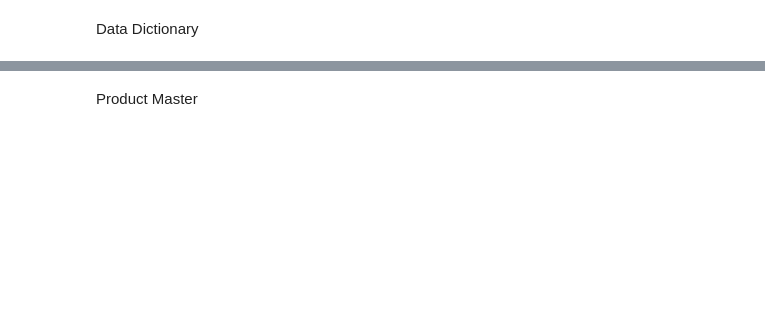
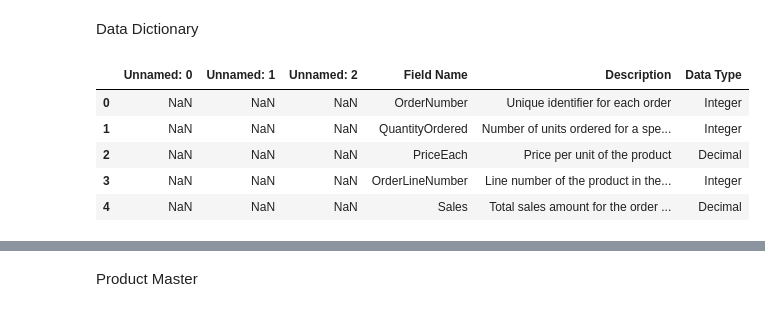
Before and after one commit to OjuokOchi/TOY-SALES-ANALYTICS, a Jupyter notebook: index.ipynb, the cells around one changed output, grey strips where cells are left out. Cells and saved outputs as stored; diff of their text form; code cells hidden in the pictures; blank space fills up the shorter version.

```diff
--- a/index.ipynb
+++ b/index.ipynb
@@ -315,3 +323,14 @@ main_data.head()
 | 4 | 10101 | 26 | 100.00 | 1 | 3773.38 | Shipped | 1 | S18_2795 | ... |
 # %% [markdown]
 Data Dictionary
+# %%
+data_dictionary = pd.read_excel(path, sheet_name='Data Dictionary')
+# %%
+data_dictionary.head()
+# %% [output]
+|  | Unnamed: 0 | Unnamed: 1 | Unnamed: 2 | Field Name | Description | Data Type |
+| 0 | NaN | NaN | NaN | OrderNumber | Unique identifier for each order | Integer |
+| 1 | NaN | NaN | NaN | QuantityOrdered | Number of units ordered for a spe... | Integer |
+| 2 | NaN | NaN | NaN | PriceEach | Price per unit of the product | Decimal |
+| 3 | NaN | NaN | NaN | OrderLineNumber | Line number of the product in the... | Integer |
+| 4 | NaN | NaN | NaN | Sales | Total sales amount for the order ... | Decimal |
```
Also changed, not shown: parts of 17 cells of this notebook.
